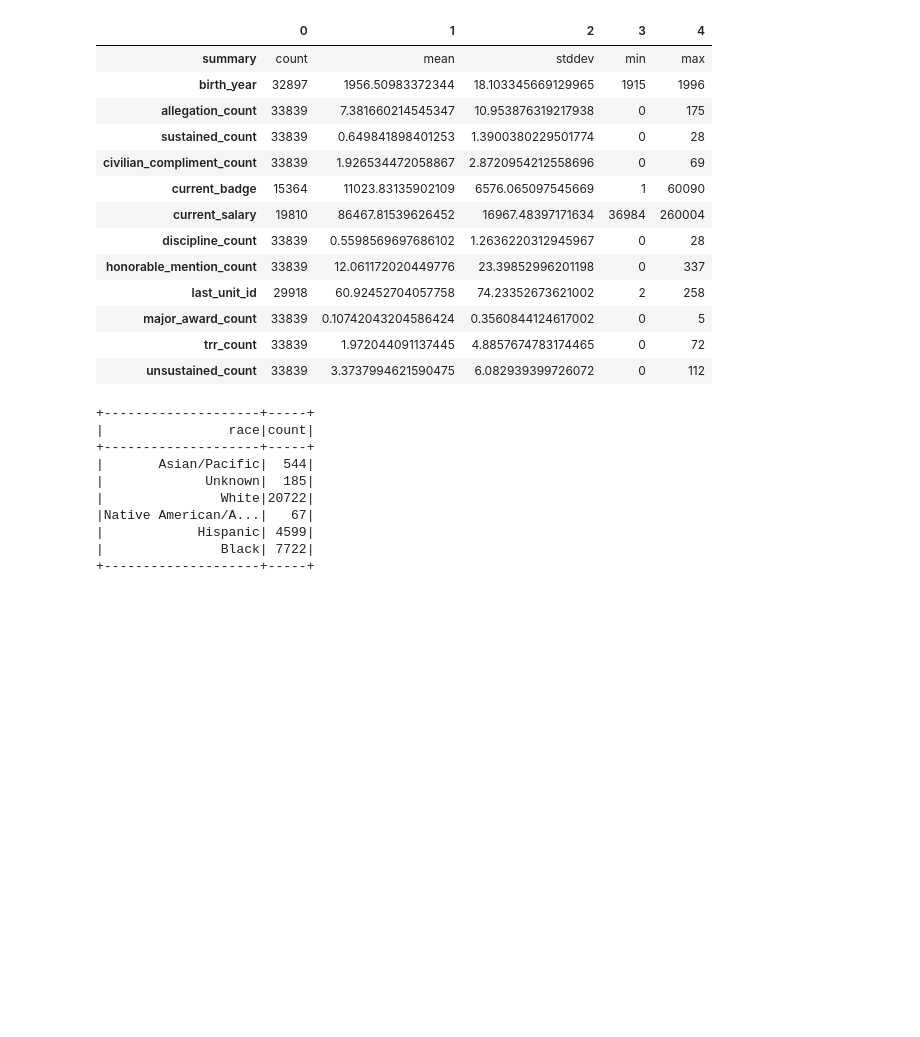
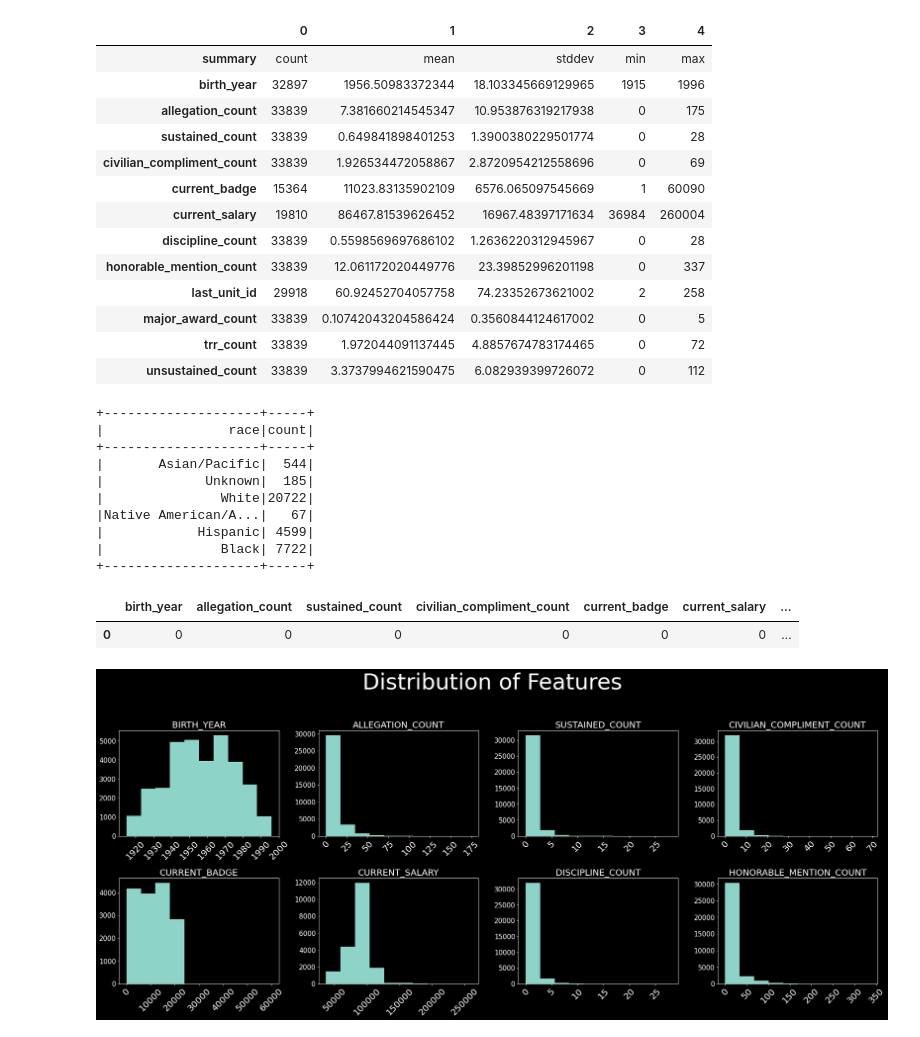
Before and after one commit to YunanWu2168/PySpark_demo, a Jupyter notebook: Pyspark_demo.ipynb, the cells around one changed output. Cells and saved outputs as stored; diff of their text form; code cells hidden in the pictures; blank space fills up the shorter version.

```diff
--- a/Pyspark_demo.ipynb
+++ b/Pyspark_demo.ipynb
@@ -150,6 +185,10 @@ root
 # %%
+# basic understanding of the data, i.e., mean, standard deviation, min and max
 numeric_features = [t[0] for t in df.dtypes if t[1] == 'int' and t[0] != 'id']
-df.select(numeric_features).describe().toPandas().transpose()       #toPandas here ###
+df_sub = df.select(numeric_features)
+df_sub.describe().toPandas().transpose()
+
+#toPandas - change spark DataFrame to pandas
 # %% [output]
 |  | 0 | 1 | 2 | 3 | 4 |
 | summary | count | mean | stddev | min | max |
@@ -178,3 +218,31 @@ df.groupby('race').count().show()
 |            Hispanic| 4599|
 |               Black| 7722|
 +--------------------+-----+
+# %%
+# check for null values
+from pyspark.sql.functions import isnan, when, count, col
+df_sub.select([count(when(isnan(c), c)).alias(c) for c in df_sub.columns]).toPandas().head()
+# %% [output]
+|  | birth_year | allegation_count | sustained_count | civilian_compliment_count | current_badge | current_salary | ... |
+| 0 | 0 | 0 | 0 | 0 | 0 | 0 | ... |
+# %%
+# Distribution of Features
+from matplotlib import cm
+fig = plt.figure(figsize=(25,15)) ## Plot Size
+st = fig.suptitle("Distribution of Features", fontsize=50,
+                  verticalalignment='center') # Plot Main Title
+
+for col,num in zip(df_sub.toPandas().describe().columns, range(1,9)):
+    ax = fig.add_subplot(3,4,num)
+    ax.hist(df.toPandas()[col])
+    plt.style.use('dark_background')
+    plt.grid(False)
+    plt.xticks(rotation=45,fontsize=20)
+    plt.yticks(fontsize=15)
+    plt.title(col.upper(),fontsize=20)
+plt.tight_layout()
+st.set_y(0.95)
+fig.subplots_adjust(top=0.85,hspace = 0.4)
+plt.show()
+# %% [output]
+[figure, added]
```
Also changed, not shown: parts of 35 cells of this notebook.
